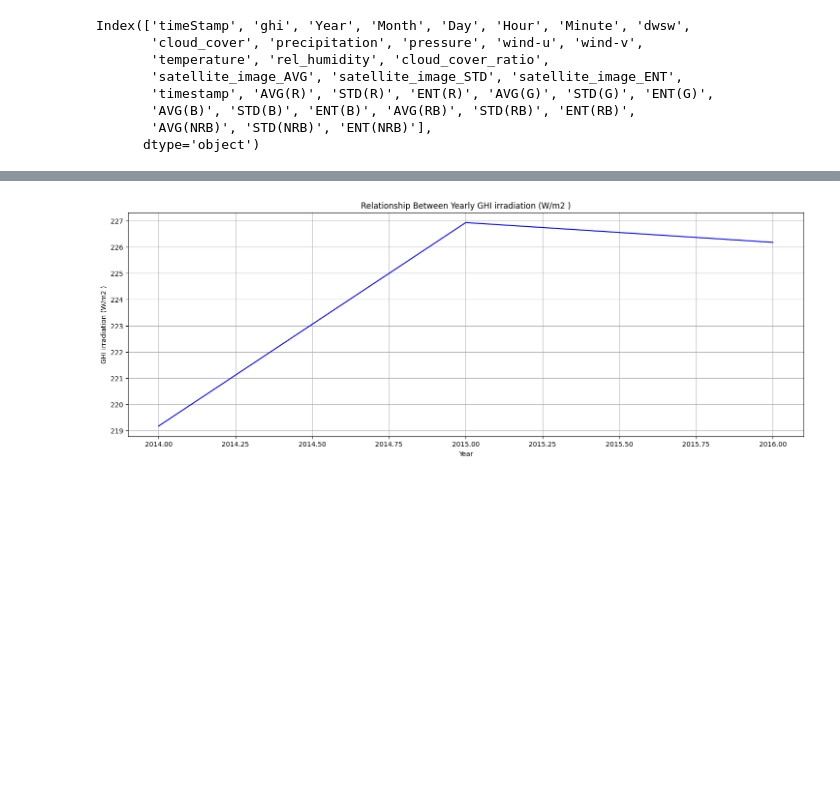
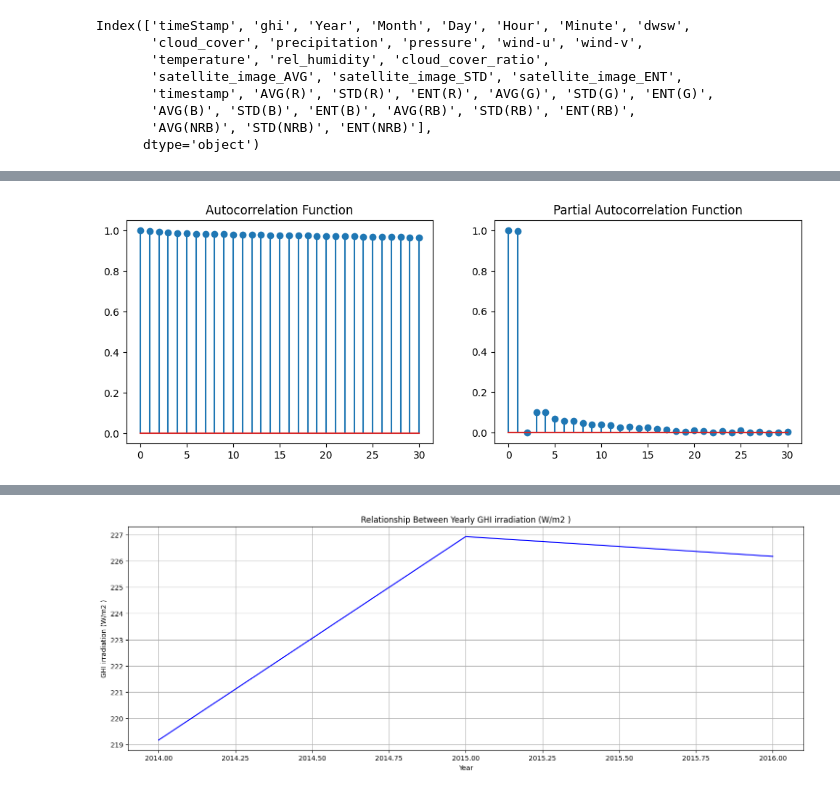
Before and after one commit to AnjaliDharmik92/Solar_Irradiance_Forecasting-, a Jupyter notebook: Solar_Irradiance_Forecasting_EDA_meterological_features.ipynb, the cells around one changed output, grey strips where cells are left out. Saved outputs shown, nothing was run; the diff lists cells and outputs as text; code cells hidden in the pictures; blank space fills up the shorter version.

```diff
--- a/Solar_Irradiance_Forecasting_EDA_meterological_features.ipynb
+++ b/Solar_Irradiance_Forecasting_EDA_meterological_features.ipynb
@@ -573,0 +618,20 @@ Index(['timeStamp', 'ghi', 'Year', 'Month', 'Day', 'Hour', 'Minute', 'dwsw',
+# %%
+# Calculate ACF and PACF
+lags = 30  # Number of lags to calculate
+acf_values = acf(irradiance_data['ghi'], nlags=lags)
+pacf_values = pacf(irradiance_data['ghi'], nlags=lags)
+
+# Plot ACF
+plt.figure(figsize=(12, 4))
+plt.subplot(121)
+plt.stem(acf_values)
+plt.title('Autocorrelation Function')
+
+# Plot PACF
+plt.subplot(122)
+plt.stem(pacf_values)
+plt.title('Partial Autocorrelation Function')
+
+plt.show()
+# %% [output]
+[figure, added]
```
Also changed, not shown: parts of 7 cells of this notebook.
